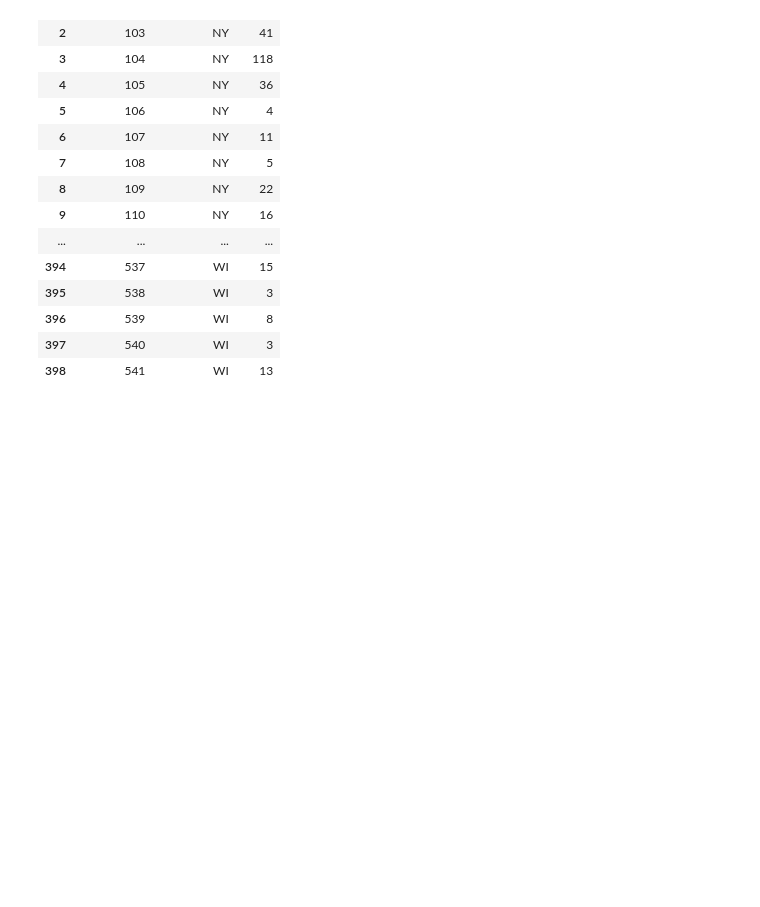
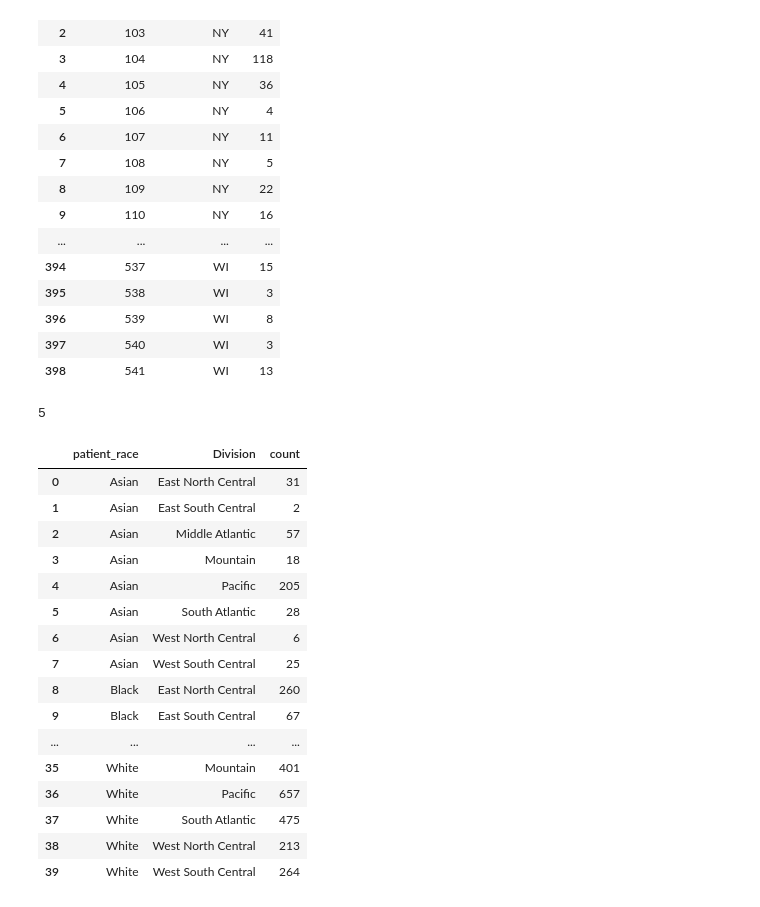
Before and after one commit to Chaitanya-surisetty/DataComp, a Jupyter notebook: TestFile.ipynb, the cells around one changed output. Cells and saved outputs as stored; diff of their text form; code cells hidden in the pictures; blank space fills up the shorter version.

```diff
--- a/TestFile.ipynb
+++ b/TestFile.ipynb
@@ -281,3 +282,27 @@ newData.groupby(["patient_zip3","patient_state"]).size().reset_index(name="count
 | 396 | 539 | WI | 8 |
 | 397 | 540 | WI | 3 |
 | 398 | 541 | WI | 13 |
+# %%
+newData["patient_race"].nunique()
+# %% [output]
+5
+# %%
+newData.groupby(["patient_race","Division"]).size().reset_index(name="count")
+# %% [output]
+|  | patient_race | Division | count |
+| 0 | Asian | East North Central | 31 |
+| 1 | Asian | East South Central | 2 |
+| 2 | Asian | Middle Atlantic | 57 |
+| 3 | Asian | Mountain | 18 |
+| 4 | Asian | Pacific | 205 |
+| 5 | Asian | South Atlantic | 28 |
+| 6 | Asian | West North Central | 6 |
+| 7 | Asian | West South Central | 25 |
+| 8 | Black | East North Central | 260 |
+| 9 | Black | East South Central | 67 |
+| ... | ... | ... | ... |
+| 35 | White | Mountain | 401 |
+| 36 | White | Pacific | 657 |
+| 37 | White | South Atlantic | 475 |
+| 38 | White | West North Central | 213 |
+| 39 | White | West South Central | 264 |
```
Also changed, not shown: parts of 1 cell of this notebook.
